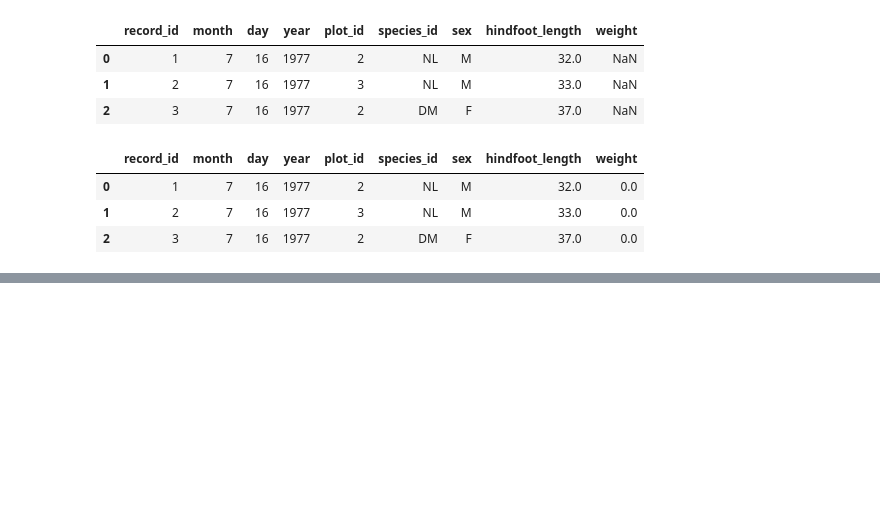
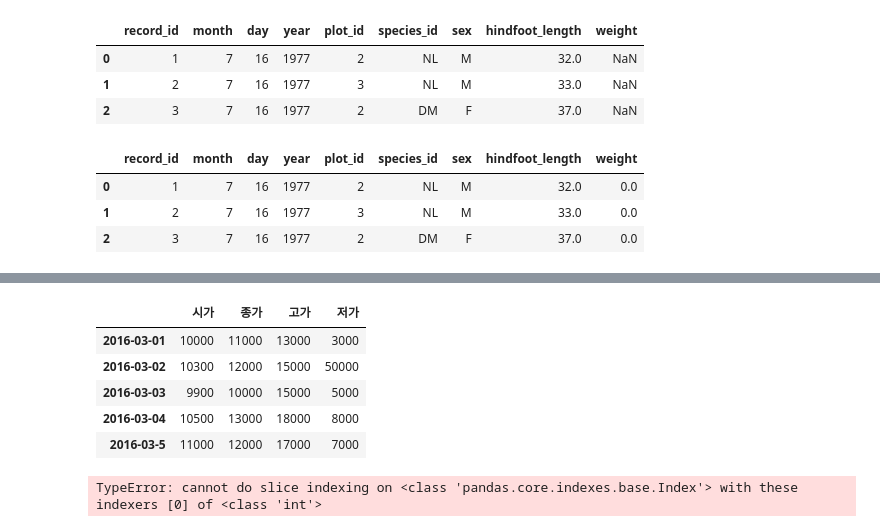
Before and after one commit to EUNHEE-1006/Python, a Jupyter notebook: python/Python_20200629.ipynb, the cells around one changed output, grey strips where cells are left out. Saved outputs shown, nothing was run; the diff lists cells and outputs as text; code cells hidden in the pictures; blank space fills up the shorter version.

```diff
--- a/python/Python_20200629.ipynb
+++ b/python/Python_20200629.ipynb
@@ -269,0 +364,20 @@ excel_data.to_excel(excel_out_path2)
+# %%
+stock_Price_DF_withIndex=pd.DataFrame([10000, 10300, 9900, 10500, 11000],
+                                     index = ["2016-03-01", "2016-03-02", "2016-03-03", "2016-03-04", "2016-03-5"])
+stock_Price_DF_withIndex.rename(columns={0:"시가"}, inplace=True)
+stock_Price_DF_withIndex["종가"] = [11000, 12000, 10000, 13000, 12000]
+stock_Price_DF_withIndex["고가"] = [13000, 15000, 15000, 18000, 17000]
+stock_Price_DF_withIndex["저가"] = [3000, 50000, 5000, 8000, 7000]
+
+stock_Price_DF_withIndex
+# %% [output]
+|  | 시가 | 종가 | 고가 | 저가 |
+| 2016-03-01 | 10000 | 11000 | 13000 | 3000 |
+| 2016-03-02 | 10300 | 12000 | 15000 | 50000 |
+| 2016-03-03 | 9900 | 10000 | 15000 | 5000 |
+| 2016-03-04 | 10500 | 13000 | 18000 | 8000 |
+| 2016-03-5 | 11000 | 12000 | 17000 | 7000 |
+# %%
+stock_Price_DF_withIndex.loc["2016-03-01", 0:1]
+# %% [output]
+TypeError: cannot do slice indexing on <class 'pandas.core.indexes.base.Index'> with these indexers [0] of <class 'int'>
```
Also changed, not shown: parts of 13 cells of this notebook, 1 other file.
